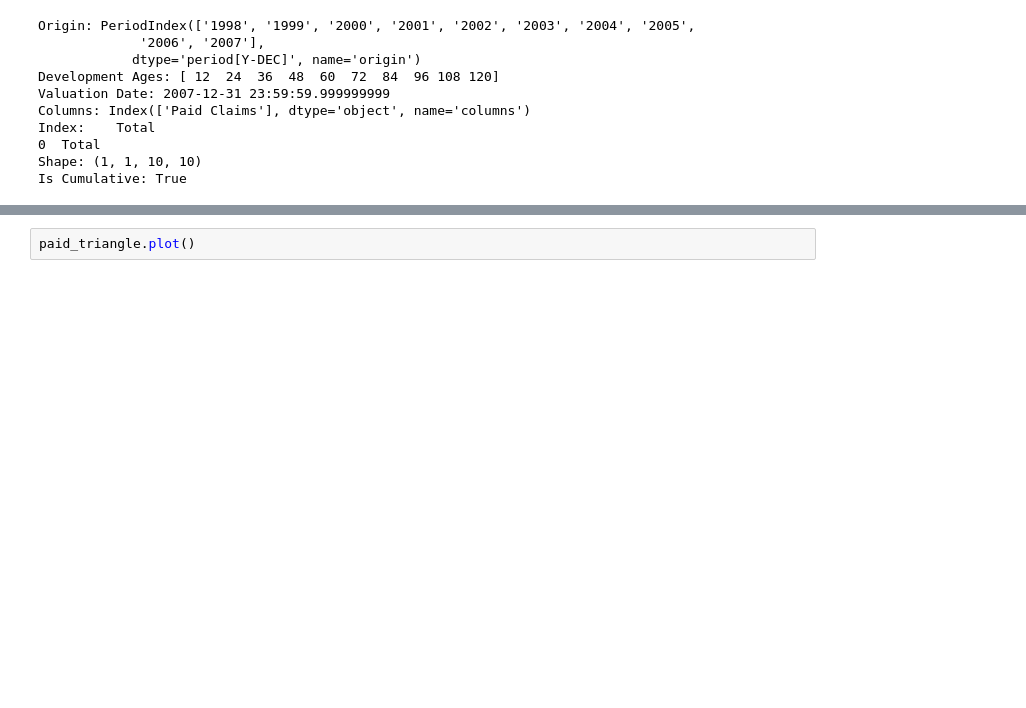
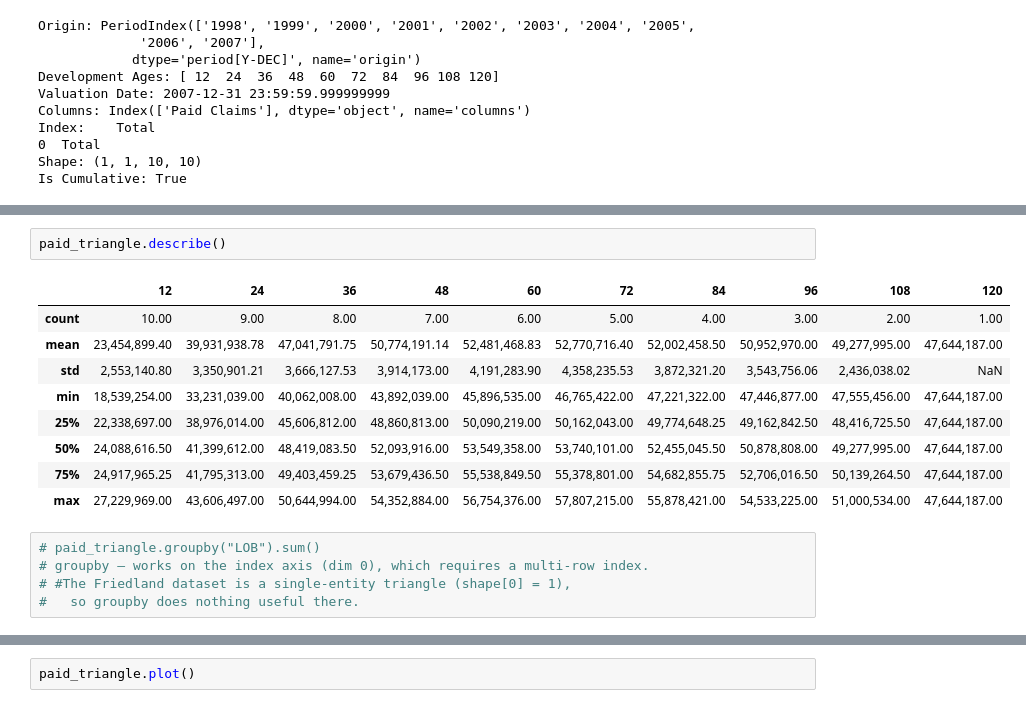
Before and after one commit to cphelan630/exam5, a Jupyter notebook: notebooks/exam5_chainladdermethod.ipynb, the cells around one changed output, grey strips where cells are left out. Cells and saved outputs as stored; diff of their text form; blank space fills up the shorter version.

```diff
--- a/notebooks/exam5_chainladdermethod.ipynb
+++ b/notebooks/exam5_chainladdermethod.ipynb
@@ -129,0 +181,17 @@ Latest Diagonal:
+# %%
+paid_triangle.describe()
+# %% [output]
+|  | 12 | 24 | 36 | 48 | 60 | 72 | 84 | 96 | 108 | 120 |
+| count | 10.00 | 9.00 | 8.00 | 7.00 | 6.00 | 5.00 | 4.00 | 3.00 | 2.00 | 1.00 |
+| mean | 23,454,899.40 | 39,931,938.78 | 47,041,791.75 | 50,774,191.14 | 52,481,468.83 | 52,770,716.40 | 52,002,458.50 | 50,952,970.00 | 49,277,995.00 | 47,644,187.00 |
+| std | 2,553,140.80 | 3,350,901.21 | 3,666,127.53 | 3,914,173.00 | 4,191,283.90 | 4,358,235.53 | 3,872,321.20 | 3,543,756.06 | 2,436,038.02 | NaN |
+| min | 18,539,254.00 | 33,231,039.00 | 40,062,008.00 | 43,892,039.00 | 45,896,535.00 | 46,765,422.00 | 47,221,322.00 | 47,446,877.00 | 47,555,456.00 | 47,644,187.00 |
+| 25% | 22,338,697.00 | 38,976,014.00 | 45,606,812.00 | 48,860,813.00 | 50,090,219.00 | 50,162,043.00 | 49,774,648.25 | 49,162,842.50 | 48,416,725.50 | 47,644,187.00 |
+| 50% | 24,088,616.50 | 41,399,612.00 | 48,419,083.50 | 52,093,916.00 | 53,549,358.00 | 53,740,101.00 | 52,455,045.50 | 50,878,808.00 | 49,277,995.00 | 47,644,187.00 |
+| 75% | 24,917,965.25 | 41,795,313.00 | 49,403,459.25 | 53,679,436.50 | 55,538,849.50 | 55,378,801.00 | 54,682,855.75 | 52,706,016.50 | 50,139,264.50 | 47,644,187.00 |
+| max | 27,229,969.00 | 43,606,497.00 | 50,644,994.00 | 54,352,884.00 | 56,754,376.00 | 57,807,215.00 | 55,878,421.00 | 54,533,225.00 | 51,000,534.00 | 47,644,187.00 |
+# %%
+# paid_triangle.groupby("LOB").sum()
+# groupby — works on the index axis (dim 0), which requires a multi-row index.
+# #The Friedland dataset is a single-entity triangle (shape[0] = 1),
+#   so groupby does nothing useful there.
```
Also changed, not shown: parts of 33 cells of this notebook, 49 other files.
